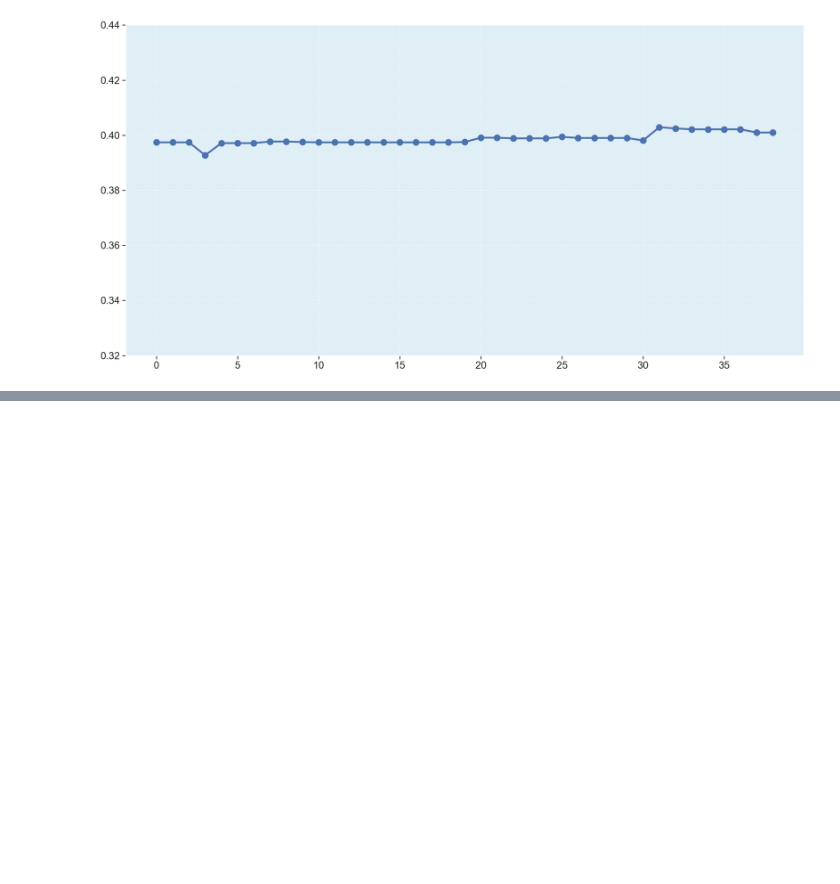
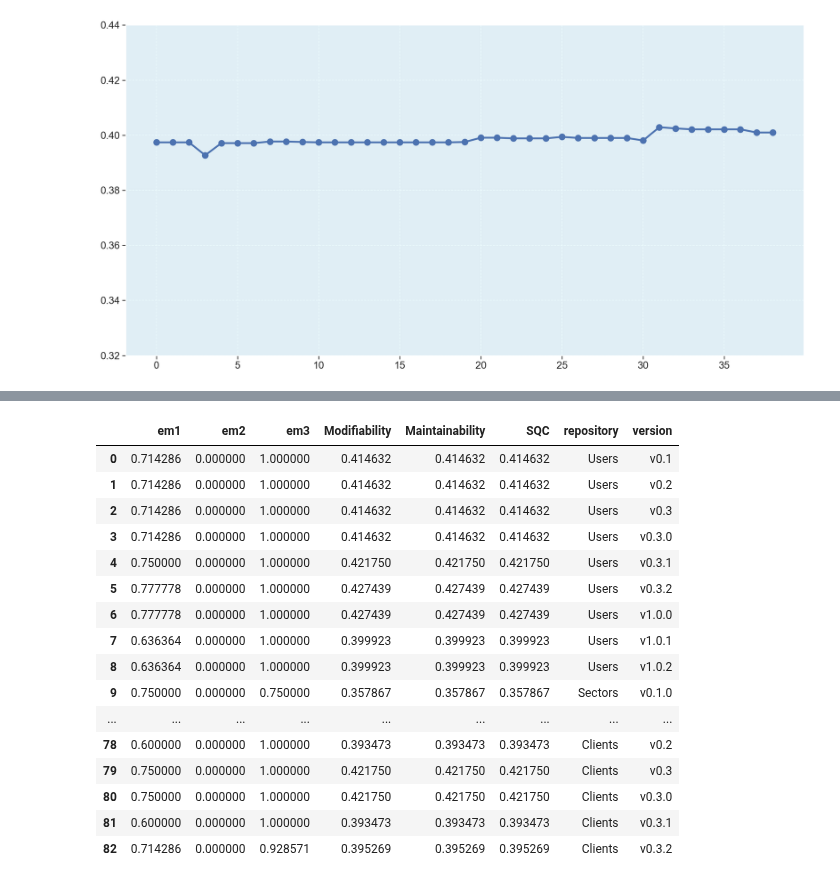
Before and after one commit to fga-eps-mds/MeasureSoftGram-Core, a Jupyter notebook: src/measuresoftgram-fga-eps-mds-2020-2-SIGED-Generalized.ipynb, the cells around one changed output, grey strips where cells are left out. Cells and saved outputs as stored; diff of their text form; code cells hidden in the pictures; blank space fills up the shorter version.

```diff
--- a/src/measuresoftgram-fga-eps-mds-2020-2-SIGED-Generalized.ipynb
+++ b/src/measuresoftgram-fga-eps-mds-2020-2-SIGED-Generalized.ipynb
@@ -622,0 +660,22 @@ plt.ylim(.32,.44)
+# %%
+metrics_df = pd.concat([users_metrics, sectors_metrics,frontend_metrics,demands_metrics,clients_metrics], ignore_index=True)
+
+metrics_df
+# %% [output]
+|  | em1 | em2 | em3 | Modifiability | Maintainability | SQC | repository | version |
+| 0 | 0.714286 | 0.000000 | 1.000000 | 0.414632 | 0.414632 | 0.414632 | Users | v0.1 |
+| 1 | 0.714286 | 0.000000 | 1.000000 | 0.414632 | 0.414632 | 0.414632 | Users | v0.2 |
+| 2 | 0.714286 | 0.000000 | 1.000000 | 0.414632 | 0.414632 | 0.414632 | Users | v0.3 |
+| 3 | 0.714286 | 0.000000 | 1.000000 | 0.414632 | 0.414632 | 0.414632 | Users | v0.3.0 |
+| 4 | 0.750000 | 0.000000 | 1.000000 | 0.421750 | 0.421750 | 0.421750 | Users | v0.3.1 |
+| 5 | 0.777778 | 0.000000 | 1.000000 | 0.427439 | 0.427439 | 0.427439 | Users | v0.3.2 |
+| 6 | 0.777778 | 0.000000 | 1.000000 | 0.427439 | 0.427439 | 0.427439 | Users | v1.0.0 |
+| 7 | 0.636364 | 0.000000 | 1.000000 | 0.399923 | 0.399923 | 0.399923 | Users | v1.0.1 |
+| 8 | 0.636364 | 0.000000 | 1.000000 | 0.399923 | 0.399923 | 0.399923 | Users | v1.0.2 |
+| 9 | 0.750000 | 0.000000 | 0.750000 | 0.357867 | 0.357867 | 0.357867 | Sectors | v0.1.0 |
+| ... | ... | ... | ... | ... | ... | ... | ... | ... |
+| 78 | 0.600000 | 0.000000 | 1.000000 | 0.393473 | 0.393473 | 0.393473 | Clients | v0.2 |
+| 79 | 0.750000 | 0.000000 | 1.000000 | 0.421750 | 0.421750 | 0.421750 | Clients | v0.3 |
+| 80 | 0.750000 | 0.000000 | 1.000000 | 0.421750 | 0.421750 | 0.421750 | Clients | v0.3.0 |
+| 81 | 0.600000 | 0.000000 | 1.000000 | 0.393473 | 0.393473 | 0.393473 | Clients | v0.3.1 |
+| 82 | 0.714286 | 0.000000 | 0.928571 | 0.395269 | 0.395269 | 0.395269 | Clients | v0.3.2 |
```
Also changed, not shown: parts of 4 cells of this notebook.
